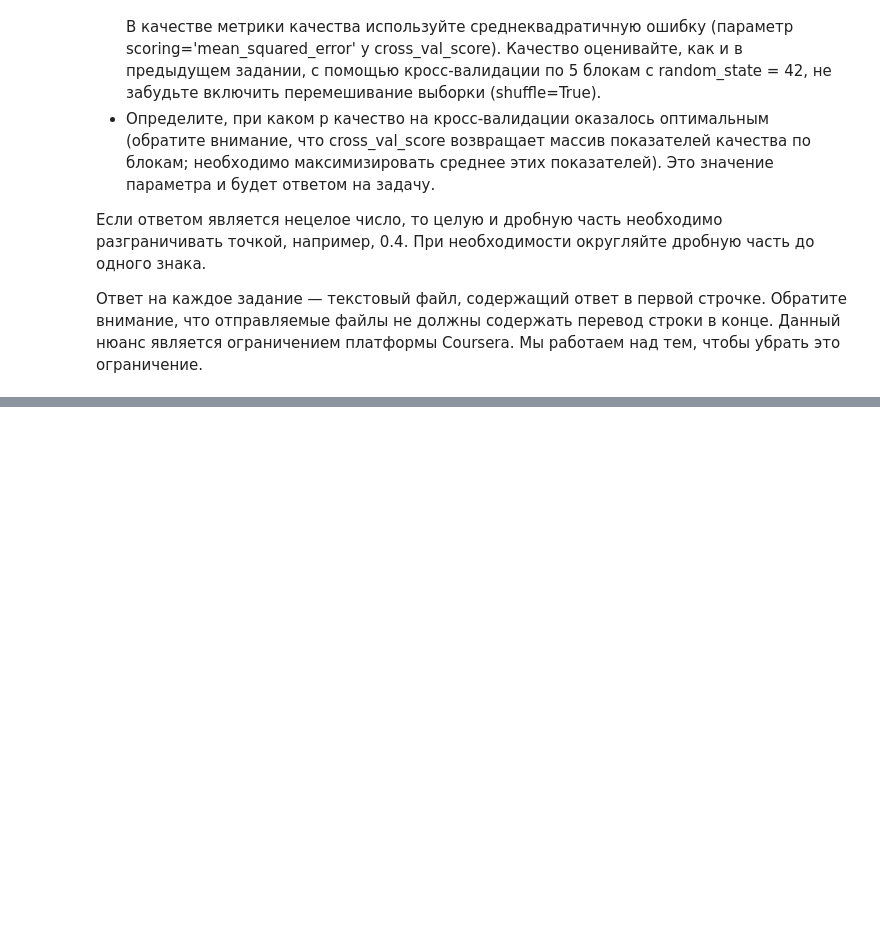
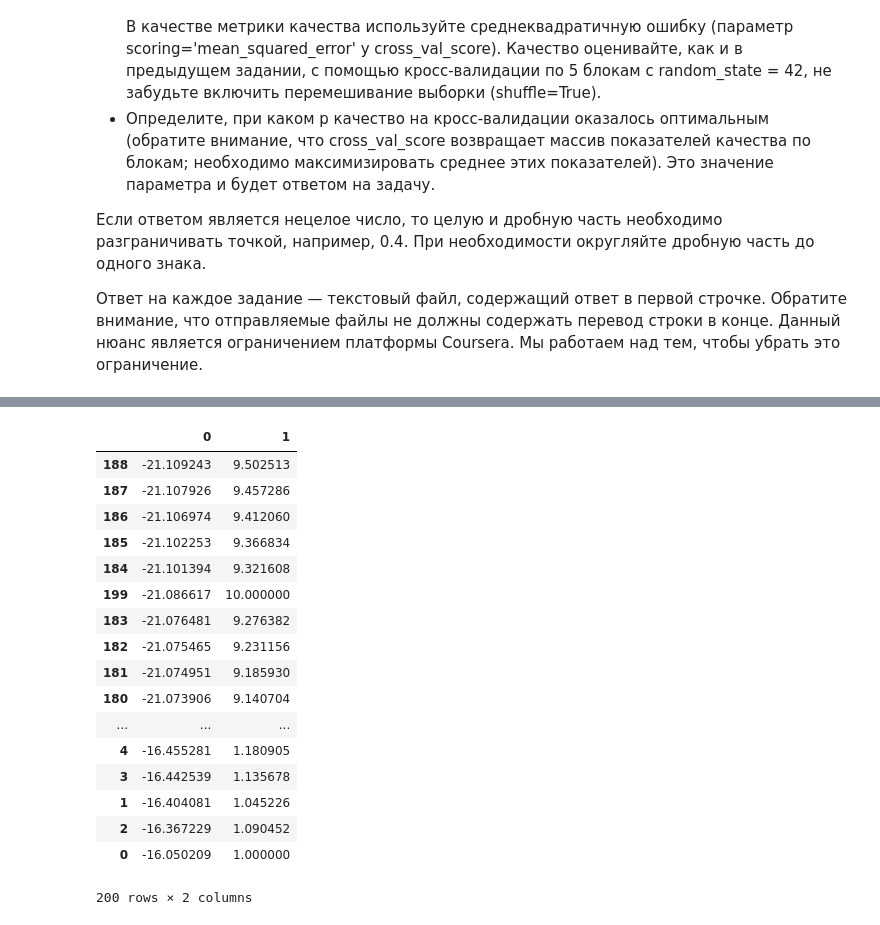
Before and after one commit to dmitryhd/courses, a Jupyter notebook: vorontsov/w02/metric-tuning.ipynb, the cells around one changed output, grey strips where cells are left out. Drawn from its saved outputs; the diff is of its cells as text; code cells hidden in the pictures; blank space fills up the shorter version.

```diff
--- a/vorontsov/w02/metric-tuning.ipynb
+++ b/vorontsov/w02/metric-tuning.ipynb
@@ -26,0 +102,21 @@ ValueError: arrays must all be same length
+# %%
+res_df.sort_values([0])
+# %% [output]
+|  | 0 | 1 |
+| 188 | -21.109243 | 9.502513 |
+| 187 | -21.107926 | 9.457286 |
+| 186 | -21.106974 | 9.412060 |
+| 185 | -21.102253 | 9.366834 |
+| 184 | -21.101394 | 9.321608 |
+| 199 | -21.086617 | 10.000000 |
+| 183 | -21.076481 | 9.276382 |
+| 182 | -21.075465 | 9.231156 |
+| 181 | -21.074951 | 9.185930 |
+| 180 | -21.073906 | 9.140704 |
+| ... | ... | ... |
+| 4 | -16.455281 | 1.180905 |
+| 3 | -16.442539 | 1.135678 |
+| 1 | -16.404081 | 1.045226 |
+| 2 | -16.367229 | 1.090452 |
+| 0 | -16.050209 | 1.000000 |
+200 rows × 2 columns
```
Also changed, not shown: parts of 19 cells of this notebook, 1 other file.
